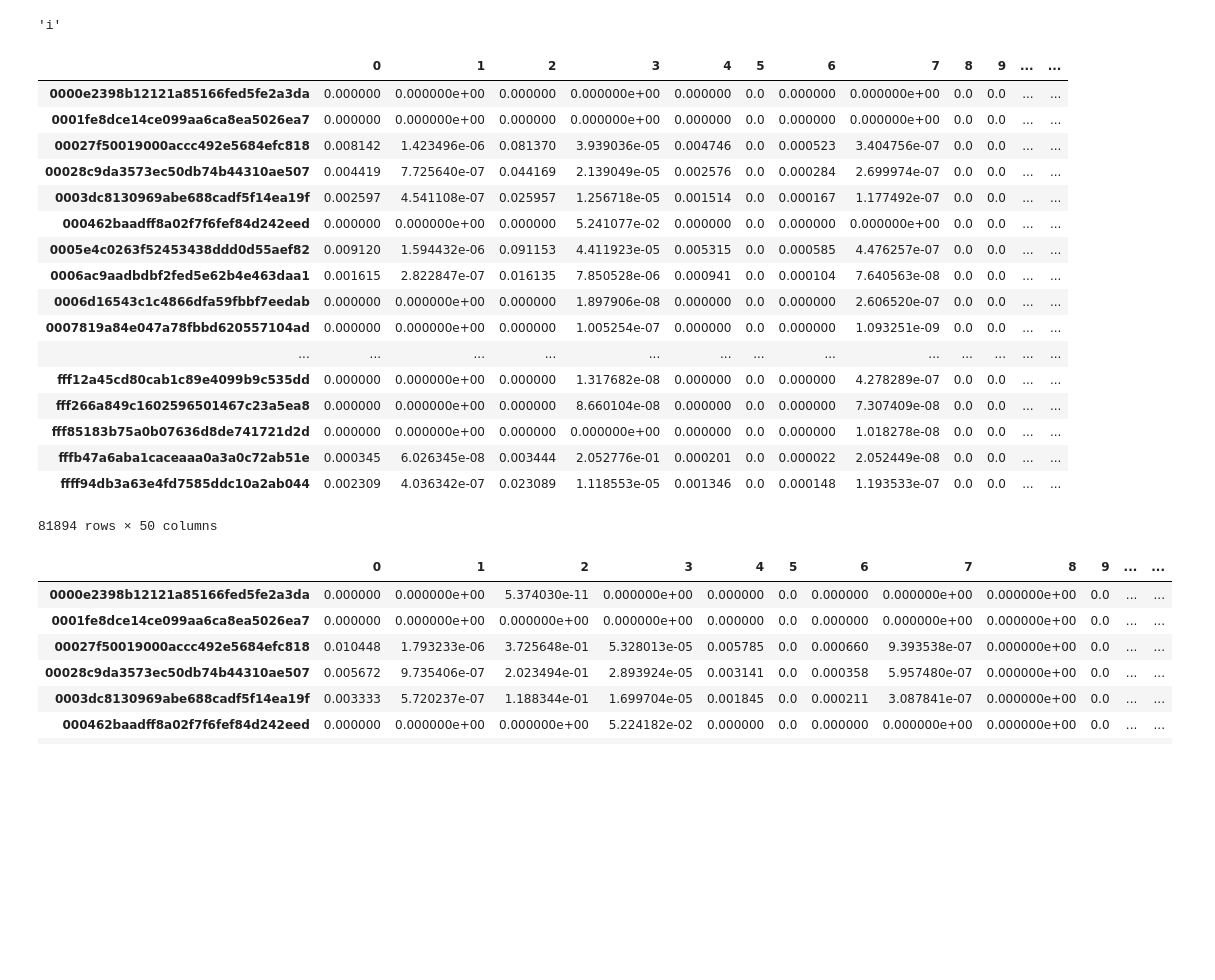
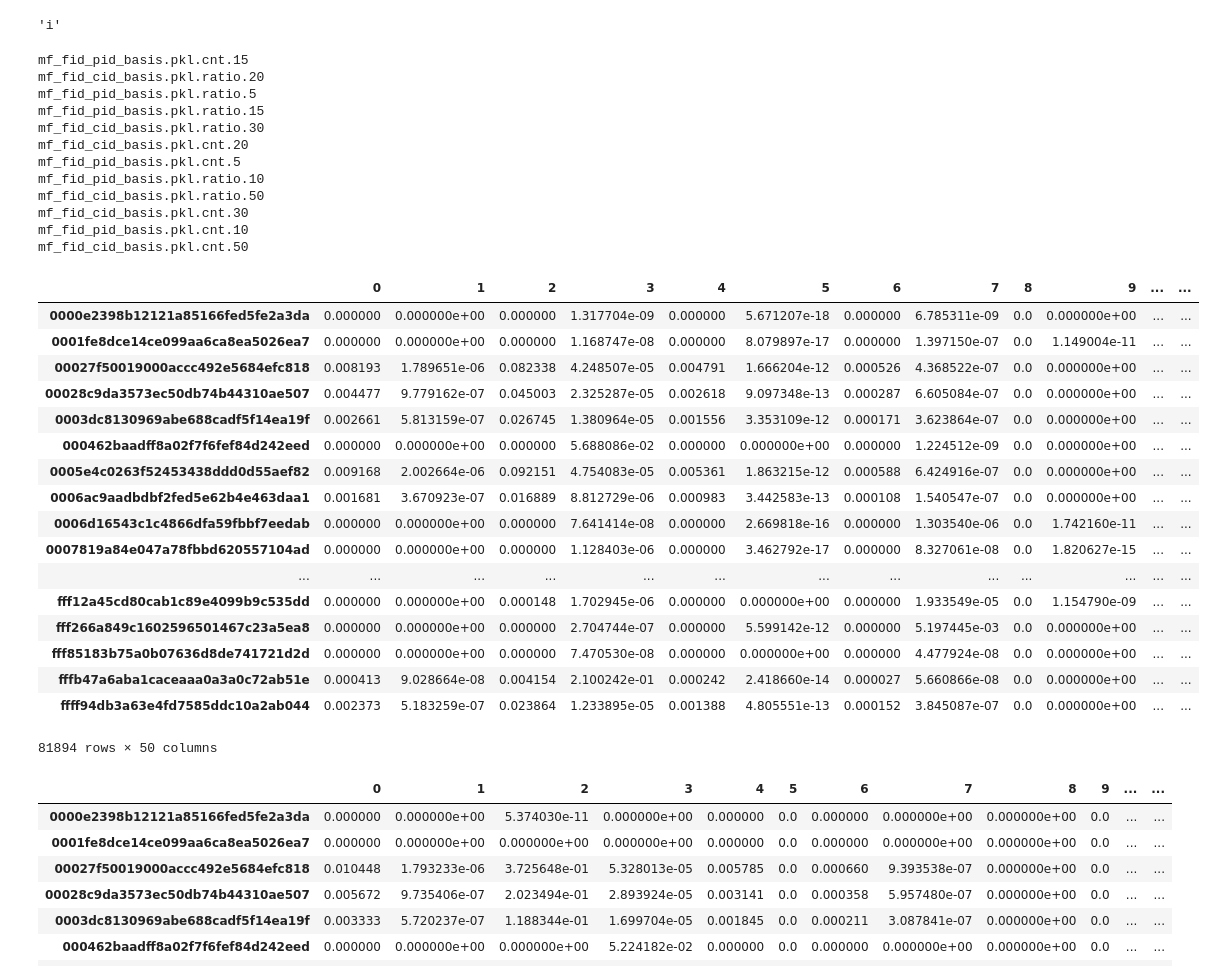
Before and after one commit to tychen5/Trend_TBrainAI, a Jupyter notebook: leo/Read_all_queryLog-Copy1.ipynb, the cells around one changed output. Saved outputs shown, nothing was run; the diff lists cells and outputs as text; code cells hidden in the pictures; blank space fills up the shorter version.

```diff
--- a/leo/Read_all_queryLog-Copy1.ipynb
+++ b/leo/Read_all_queryLog-Copy1.ipynb
@@ -720,31 +720,43 @@ history/Tbrain/mf_fid_cid_basis.pkl.cnt.50
 # %%
 for dff,name in zip(allnp,fn):
     df= pd.DataFrame(dff)
     df = df.rename(index=i2f)
     # df.to_csv('csv/MF_cid30.csv')
     # df.to_csv('csv/MF_cid15.csv')
-    df.to_csv('csv/'+name.split('/')[-1]+'.csv')
+    df.to_csv('csv/newMF/'+name.split('/')[-1]+'.csv')
     print(name.split('/')[-1])
 df
 # %% [output]
+mf_fid_pid_basis.pkl.cnt.15
+mf_fid_cid_basis.pkl.ratio.20
+mf_fid_pid_basis.pkl.ratio.5
+mf_fid_pid_basis.pkl.ratio.15
+mf_fid_cid_basis.pkl.ratio.30
+mf_fid_cid_basis.pkl.cnt.20
+mf_fid_pid_basis.pkl.cnt.5
+mf_fid_pid_basis.pkl.ratio.10
+mf_fid_cid_basis.pkl.ratio.50
+mf_fid_cid_basis.pkl.cnt.30
+mf_fid_pid_basis.pkl.cnt.10
+mf_fid_cid_basis.pkl.cnt.50
 |  | 0 | 1 | 2 | 3 | 4 | 5 | 6 | 7 | 8 | 9 | ... | ... |
-| 0000e2398b12121a85166fed5fe2a3da | 0.000000 | 0.000000e+00 | 0.000000 | 0.000000e+00 | 0.000000 | 0.0 | 0.000000 | 0.000000e+00 | 0.0 | 0.0 | ... | ... |
-| 0001fe8dce14ce099aa6ca8ea5026ea7 | 0.000000 | 0.000000e+00 | 0.000000 | 0.000000e+00 | 0.000000 | 0.0 | 0.000000 | 0.000000e+00 | 0.0 | 0.0 | ... | ... |
-| 00027f50019000accc492e5684efc818 | 0.008142 | 1.423496e-06 | 0.081370 | 3.939036e-05 | 0.004746 | 0.0 | 0.000523 | 3.404756e-07 | 0.0 | 0.0 | ... | ... |
-| 00028c9da3573ec50db74b44310ae507 | 0.004419 | 7.725640e-07 | 0.044169 | 2.139049e-05 | 0.002576 | 0.0 | 0.000284 | 2.699974e-07 | 0.0 | 0.0 | ... | ... |
-| 0003dc8130969abe688cadf5f14ea19f | 0.002597 | 4.541108e-07 | 0.025957 | 1.256718e-05 | 0.001514 | 0.0 | 0.000167 | 1.177492e-07 | 0.0 | 0.0 | ... | ... |
-| 000462baadff8a02f7f6fef84d242eed | 0.000000 | 0.000000e+00 | 0.000000 | 5.241077e-02 | 0.000000 | 0.0 | 0.000000 | 0.000000e+00 | 0.0 | 0.0 | ... | ... |
-| 0005e4c0263f52453438ddd0d55aef82 | 0.009120 | 1.594432e-06 | 0.091153 | 4.411923e-05 | 0.005315 | 0.0 | 0.000585 | 4.476257e-07 | 0.0 | 0.0 | ... | ... |
-| 0006ac9aadbdbf2fed5e62b4e463daa1 | 0.001615 | 2.822847e-07 | 0.016135 | 7.850528e-06 | 0.000941 | 0.0 | 0.000104 | 7.640563e-08 | 0.0 | 0.0 | ... | ... |
-| 0006d16543c1c4866dfa59fbbf7eedab | 0.000000 | 0.000000e+00 | 0.000000 | 1.897906e-08 | 0.000000 | 0.0 | 0.000000 | 2.606520e-07 | 0.0 | 0.0 | ... | ... |
-| 0007819a84e047a78fbbd620557104ad | 0.000000 | 0.000000e+00 | 0.000000 | 1.005254e-07 | 0.000000 | 0.0 | 0.000000 | 1.093251e-09 | 0.0 | 0.0 | ... | ... |
+| 0000e2398b12121a85166fed5fe2a3da | 0.000000 | 0.000000e+00 | 0.000000 | 1.317704e-09 | 0.000000 | 5.671207e-18 | 0.000000 | 6.785311e-09 | 0.0 | 0.000000e+00 | ... | ... |
+| 0001fe8dce14ce099aa6ca8ea5026ea7 | 0.000000 | 0.000000e+00 | 0.000000 | 1.168747e-08 | 0.000000 | 8.079897e-17 | 0.000000 | 1.397150e-07 | 0.0 | 1.149004e-11 | ... | ... |
+| 00027f50019000accc492e5684efc818 | 0.008193 | 1.789651e-06 | 0.082338 | 4.248507e-05 | 0.004791 | 1.666204e-12 | 0.000526 | 4.368522e-07 | 0.0 | 0.000000e+00 | ... | ... |
+| 00028c9da3573ec50db74b44310ae507 | 0.004477 | 9.779162e-07 | 0.045003 | 2.325287e-05 | 0.002618 | 9.097348e-13 | 0.000287 | 6.605084e-07 | 0.0 | 0.000000e+00 | ... | ... |
+| 0003dc8130969abe688cadf5f14ea19f | 0.002661 | 5.813159e-07 | 0.026745 | 1.380964e-05 | 0.001556 | 3.353109e-12 | 0.000171 | 3.623864e-07 | 0.0 | 0.000000e+00 | ... | ... |
+| 000462baadff8a02f7f6fef84d242eed | 0.000000 | 0.000000e+00 | 0.000000 | 5.688086e-02 | 0.000000 | 0.000000e+00 | 0.000000 | 1.224512e-09 | 0.0 | 0.000000e+00 | ... | ... |
+| 0005e4c0263f52453438ddd0d55aef82 | 0.009168 | 2.002664e-06 | 0.092151 | 4.754083e-05 | 0.005361 | 1.863215e-12 | 0.000588 | 6.424916e-07 | 0.0 | 0.000000e+00 | ... | ... |
+| 0006ac9aadbdbf2fed5e62b4e463daa1 | 0.001681 | 3.670923e-07 | 0.016889 | 8.812729e-06 | 0.000983 | 3.442583e-13 | 0.000108 | 1.540547e-07 | 0.0 | 0.000000e+00 | ... | ... |
+| 0006d16543c1c4866dfa59fbbf7eedab | 0.000000 | 0.000000e+00 | 0.000000 | 7.641414e-08 | 0.000000 | 2.669818e-16 | 0.000000 | 1.303540e-06 | 0.0 | 1.742160e-11 | ... | ... |
+| 0007819a84e047a78fbbd620557104ad | 0.000000 | 0.000000e+00 | 0.000000 | 1.128403e-06 | 0.000000 | 3.462792e-17 | 0.000000 | 8.327061e-08 | 0.0 | 1.820627e-15 | ... | ... |
 | ... | ... | ... | ... | ... | ... | ... | ... | ... | ... | ... | ... | ... |
-| fff12a45cd80cab1c89e4099b9c535dd | 0.000000 | 0.000000e+00 | 0.000000 | 1.317682e-08 | 0.000000 | 0.0 | 0.000000 | 4.278289e-07 | 0.0 | 0.0 | ... | ... |
-| fff266a849c1602596501467c23a5ea8 | 0.000000 | 0.000000e+00 | 0.000000 | 8.660104e-08 | 0.000000 | 0.0 | 0.000000 | 7.307409e-08 | 0.0 | 0.0 | ... | ... |
-| fff85183b75a0b07636d8de741721d2d | 0.000000 | 0.000000e+00 | 0.000000 | 0.000000e+00 | 0.000000 | 0.0 | 0.000000 | 1.018278e-08 | 0.0 | 0.0 | ... | ... |
-| fffb47a6aba1caceaaa0a3a0c72ab51e | 0.000345 | 6.026345e-08 | 0.003444 | 2.052776e-01 | 0.000201 | 0.0 | 0.000022 | 2.052449e-08 | 0.0 | 0.0 | ... | ... |
-| ffff94db3a63e4fd7585ddc10a2ab044 | 0.002309 | 4.036342e-07 | 0.023089 | 1.118553e-05 | 0.001346 | 0.0 | 0.000148 | 1.193533e-07 | 0.0 | 0.0 | ... | ... |
+| fff12a45cd80cab1c89e4099b9c535dd | 0.000000 | 0.000000e+00 | 0.000148 | 1.702945e-06 | 0.000000 | 0.000000e+00 | 0.000000 | 1.933549e-05 | 0.0 | 1.154790e-09 | ... | ... |
+| fff266a849c1602596501467c23a5ea8 | 0.000000 | 0.000000e+00 | 0.000000 | 2.704744e-07 | 0.000000 | 5.599142e-12 | 0.000000 | 5.197445e-03 | 0.0 | 0.000000e+00 | ... | ... |
+| fff85183b75a0b07636d8de741721d2d | 0.000000 | 0.000000e+00 | 0.000000 | 7.470530e-08 | 0.000000 | 0.000000e+00 | 0.000000 | 4.477924e-08 | 0.0 | 0.000000e+00 | ... | ... |
+| fffb47a6aba1caceaaa0a3a0c72ab51e | 0.000413 | 9.028664e-08 | 0.004154 | 2.100242e-01 | 0.000242 | 2.418660e-14 | 0.000027 | 5.660866e-08 | 0.0 | 0.000000e+00 | ... | ... |
+| ffff94db3a63e4fd7585ddc10a2ab044 | 0.002373 | 5.183259e-07 | 0.023864 | 1.233895e-05 | 0.001388 | 4.805551e-13 | 0.000152 | 3.845087e-07 | 0.0 | 0.000000e+00 | ... | ... |
-81894 rows × 50 columns
+81894 rows × 50 columns
 # %%
 # df
 # %% [output]
```
Also changed, not shown: 4 other files.
